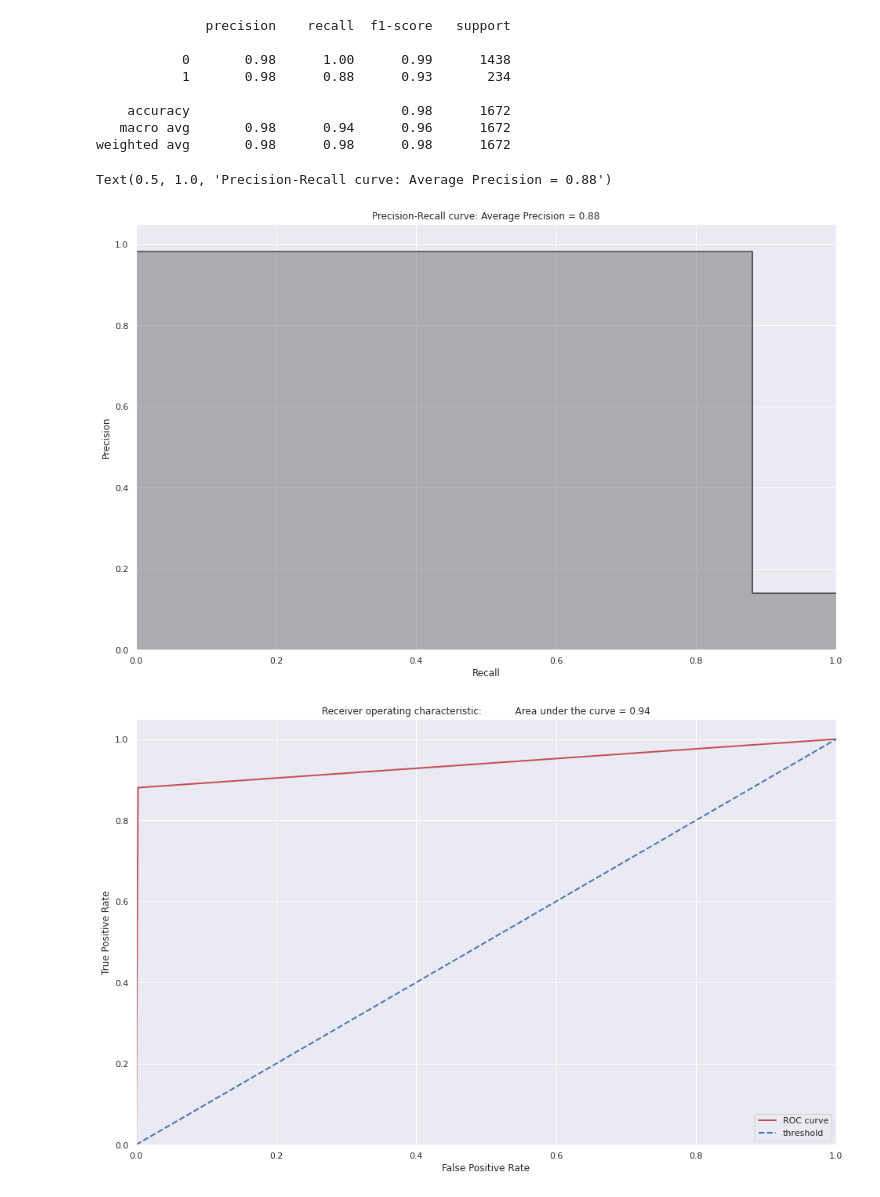
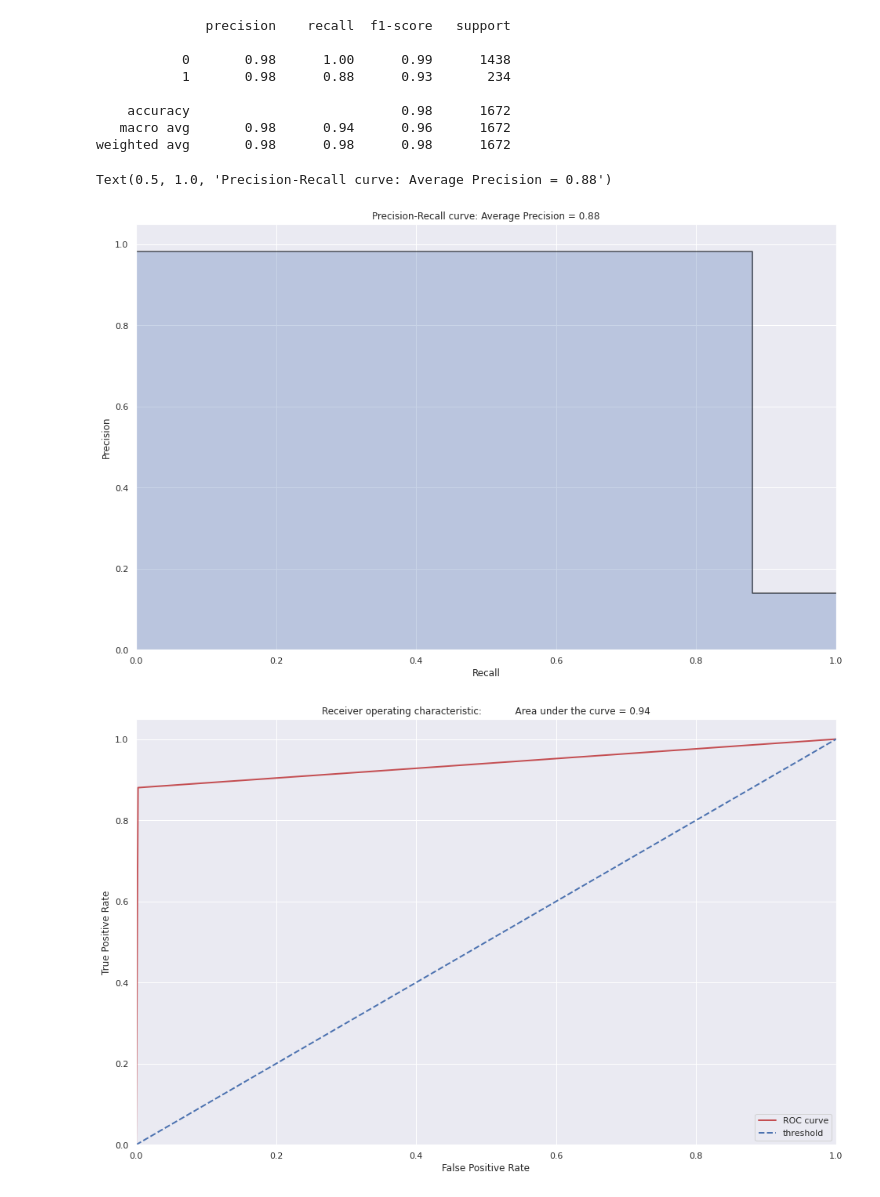
Before and after one commit to mikolajsemeniuk/Binary-Text-Classification-Using-TFIDF, a Jupyter notebook: Feature_detection_on_text_using_dimensionality_reduction.ipynb, the cells around one changed output. Drawn from its saved outputs; the diff is of its cells as text; code cells hidden in the pictures.

```diff
--- a/Feature_detection_on_text_using_dimensionality_reduction.ipynb
+++ b/Feature_detection_on_text_using_dimensionality_reduction.ipynb
@@ -230,18 +230,18 @@ average_precision: float64 = \
   average_precision_score(y_test, y_pred)
 # %%
 plt.step(recall, precision, color='k', alpha=0.7, where='post')
-plt.fill_between(recall, precision, step='post', alpha=0.3, color='k')
+plt.fill_between(recall, precision, step='post', alpha=0.3, color='b')
 
 plt.xlabel('Recall')
 plt.ylabel('Precision')
 plt.ylim([0.0, 1.05])
 plt.xlim([0.0, 1.0])
 
 plt.title('Precision-Recall curve: Average Precision = {0:0.2f}'.format(
           average_precision))
 # %% [output]
 Text(0.5, 1.0, 'Precision-Recall curve: Average Precision = 0.88')
-[figure, old version]
+[figure, new version]
 # %%
 from sklearn.metrics import roc_curve, auc
 
```
